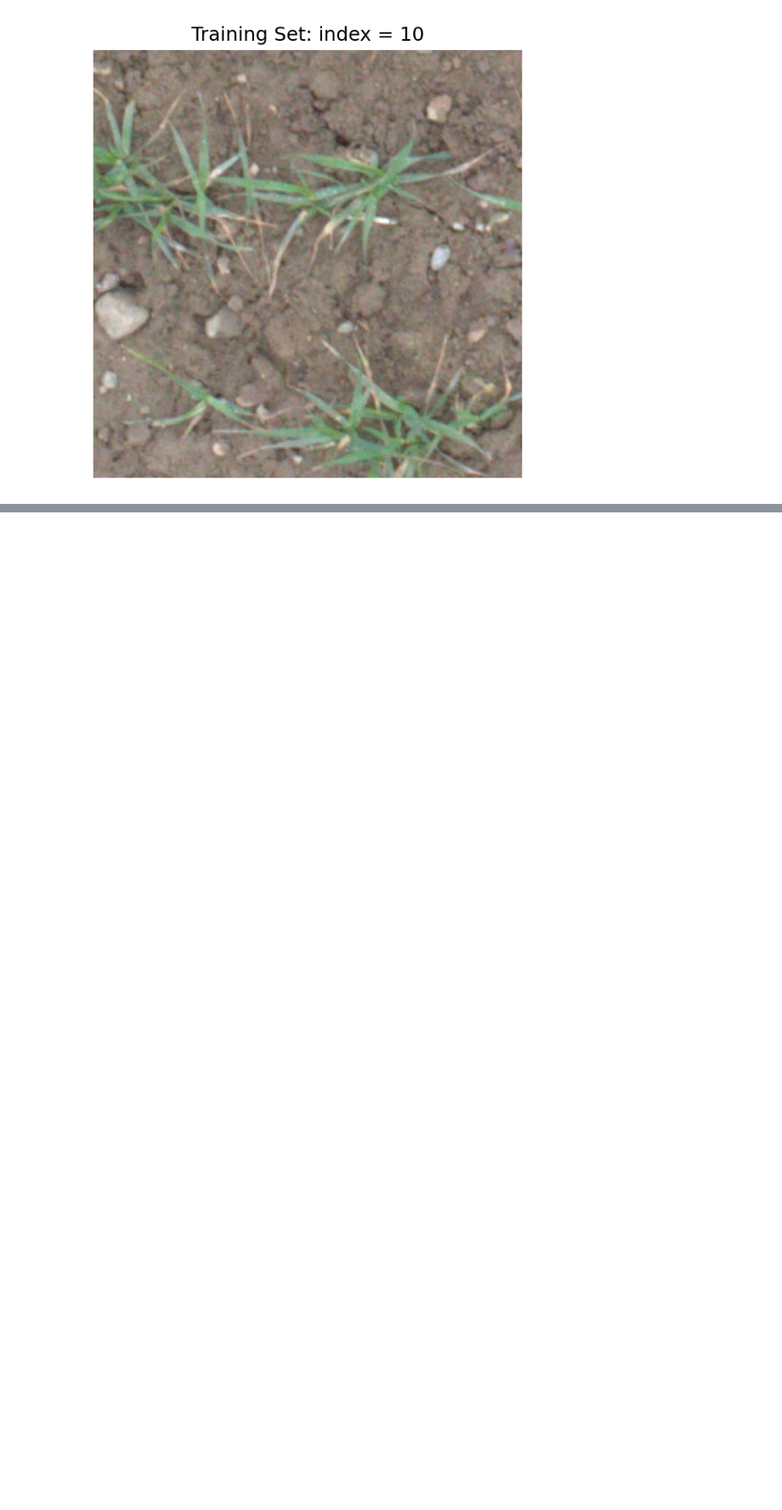
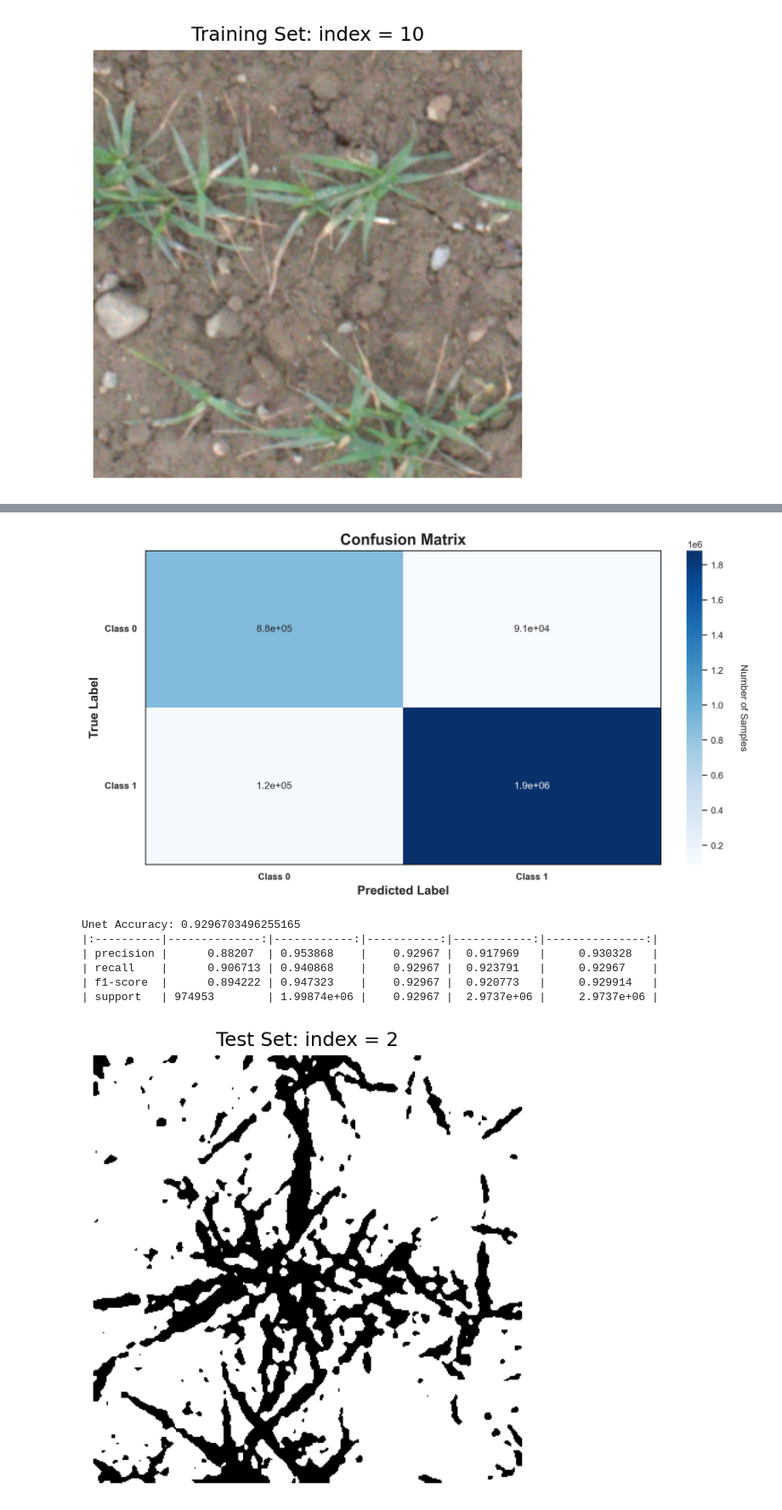
Before and after one commit to TJ-Junhao/cs9517_group_project, a Jupyter notebook: notebooks/exploration.ipynb, the cells around one changed output, grey strips where cells are left out. Shown at 85% size. Saved outputs shown, nothing was run; the diff lists cells and outputs as text; code cells hidden in the pictures; blank space fills up the shorter version.

Commit message:
junhao: finish implementing unet baseline

```diff
--- a/notebooks/exploration.ipynb
+++ b/notebooks/exploration.ipynb
@@ -33,8 +44,12 @@ TRAIN_PATH = DATA_PATH / "train"
 VAL_PATH = DATA_PATH / "validation"
 TEST_PATH = DATA_PATH / "test"
 
+MODEL_PATH = Path("../models")
+
 LOWER_GREEN = np.array([35, 40, 40])
 UPPER_GREEN = np.array([90, 255, 255])
+
+SEED = 42
 # %%
 train_x, train_y = read_images(TRAIN_PATH)
 val_x, val_y = read_images(VAL_PATH)
@@ -207,0 +223,8 @@ F1: 0.87
+# %%
+device = torch.device(
+    "cuda:0"
+    if torch.cuda.is_available()
+    else "mps" if torch.mps.is_available() else "cpu"
+)
+
+BATCH_SIZE = 3
@@ -207,0 +266,24 @@ F1: 0.87
+# %%
+state_dict = torch.load(MODEL_PATH / "unet.pt", map_location=device)
+unet = UNet().to(device)
+_ = unet.load_state_dict(state_dict)
+# %%
+test_data = test_pipeline.get_data_loader(ground_truth=test_y, batch_size=1, shuffle=False, seed=SEED)
+accuracy, confusion, report = evaluate_neural_network(unet, test_data, device=device, criteria=0.6)
+plot_confusion_matrix(confusion, dpi=300)
+print(f"Unet Accuracy: {accuracy}")
+print(pd.DataFrame(report).to_markdown())
+
+test_pipeline.set_unet_clf(unet).unet_predict(criteria=0.5, device=device).show(2)
+ImagePipeline(test_y, ImageState.BINARY, title="test y").show(2)
+
+exessive_green_method(test_pipeline).invert().show(2)
+# %% [output]
+[figure, added]
+Unet Accuracy: 0.9296703496255165
+|:----------|--------------:|------------:|-----------:|------------:|---------------:|
+| precision |      0.88207  | 0.953868    |    0.92967 |  0.917969   |     0.930328   |
+| recall    |      0.906713 | 0.940868    |    0.92967 |  0.923791   |     0.92967    |
+| f1-score  |      0.894222 | 0.947323    |    0.92967 |  0.920773   |     0.929914   |
+| support   | 974953        | 1.99874e+06 |    0.92967 |  2.9737e+06 |     2.9737e+06 |
+[figure, added]
```
Also changed, not shown: parts of 13 cells of this notebook, 8 other files.
